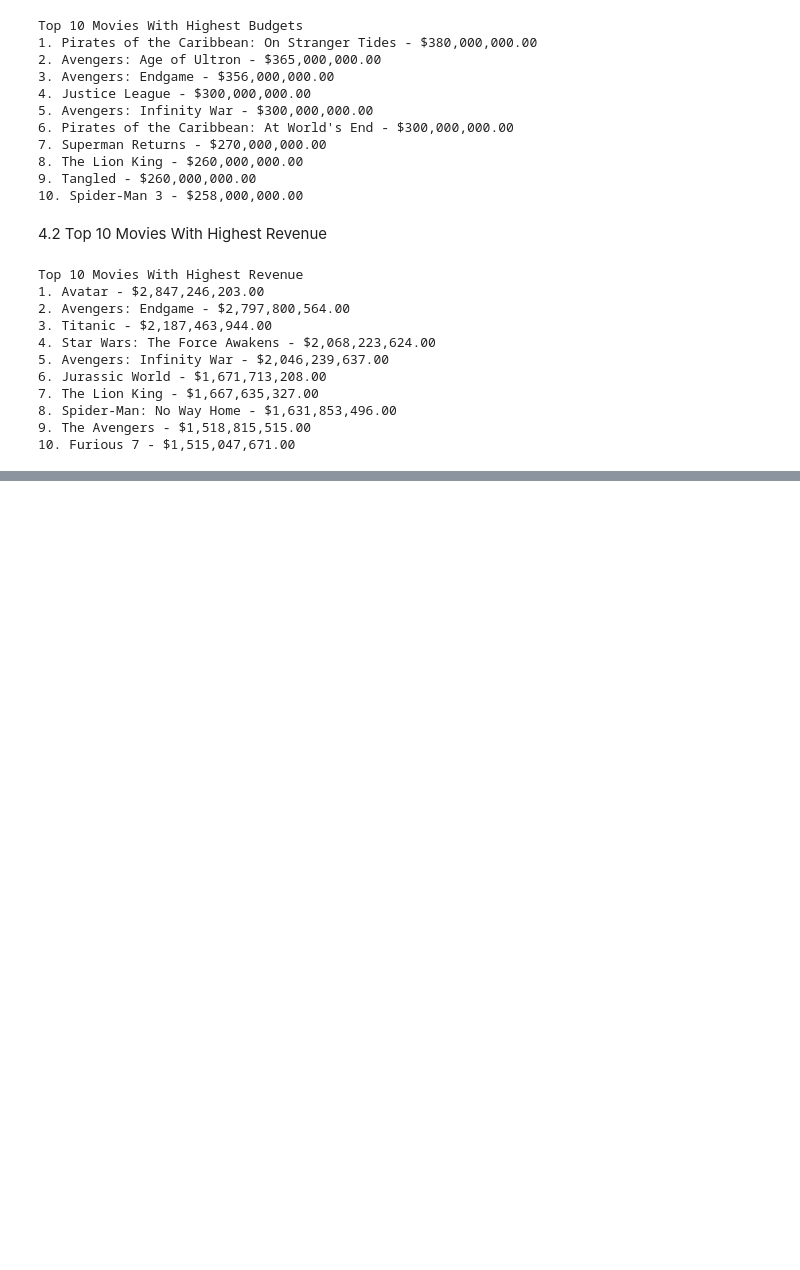
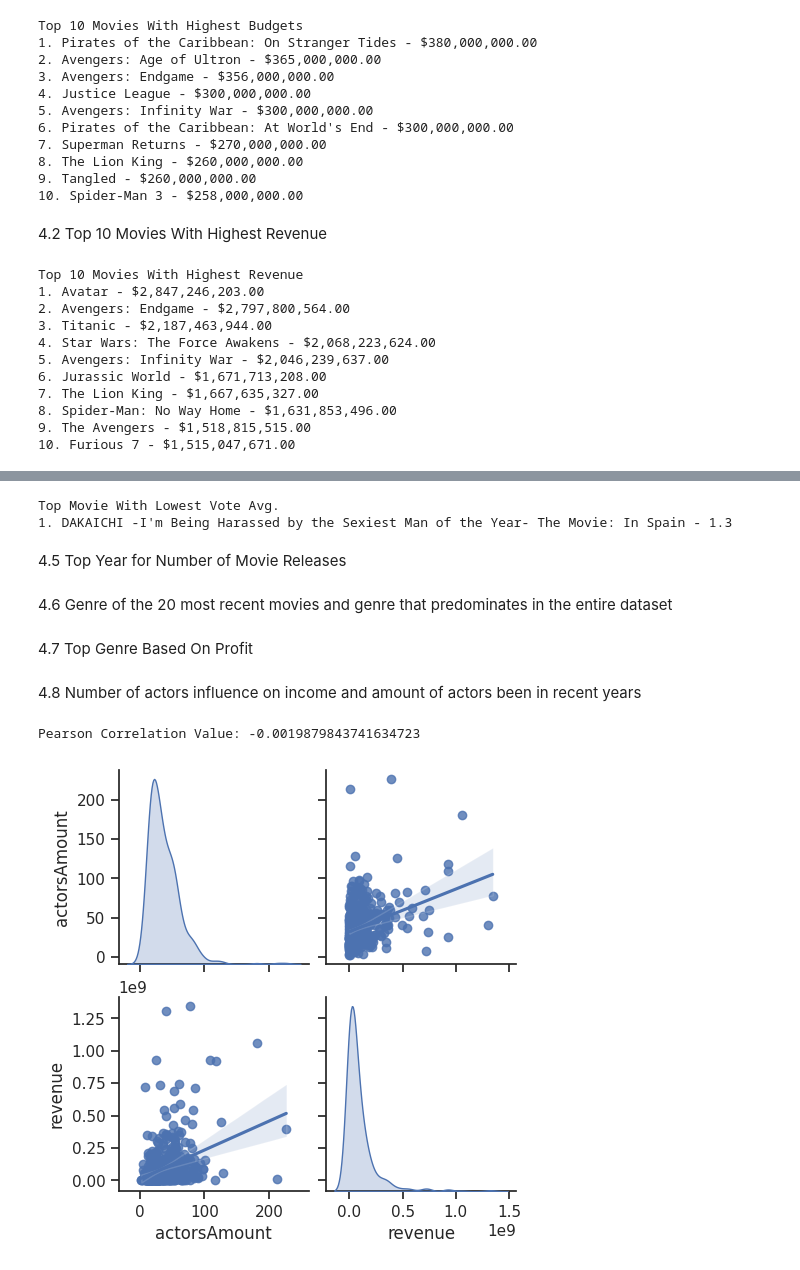
Before and after one commit to Andrea-gt/dm-hw-eda, a Jupyter notebook: answerSheet.ipynb, the cells around one changed output, grey strips where cells are left out. Cells and saved outputs as stored; diff of their text form; code cells hidden in the pictures; blank space fills up the shorter version.

Commit message:
feat: Actors Number Influence on Revenue

```diff
--- a/answerSheet.ipynb
+++ b/answerSheet.ipynb
@@ -215,0 +220,48 @@ Top 10 Movies With Highest Revenue
+# %%
+# Sort the DataFrame in ascending order based on the 'voteAvg' column.
+sorted_df = movies_df.sort_values(by='voteAvg', ascending=True)
+
+# Select only the 'title' and 'voteAvg' columns and limit to the first 2 results.
+sample_df = sorted_df.loc[:, ['title', 'voteAvg']].head(2).reset_index()
+
+# Print the header for the top movie with the lowest vote average.
+print('Top Movie With Lowest Vote Avg.')
+
+# Retrieve the title of the movie with the lowest vote average.
+title = sample_df['title'][0]
+# Retrieve the vote average of the movie.
+voteAvg = sample_df['voteAvg'][0]
+# Print the movie title and vote average.
+print(f'1. {title} - {voteAvg:,}')
+# %% [output]
+Top Movie With Lowest Vote Avg.
+1. DAKAICHI -I'm Being Harassed by the Sexiest Man of the Year- The Movie: In Spain - 1.3
+# %% [markdown]
+4.5 Top Year for Number of Movie Releases
+# %% [markdown]
+4.6 Genre of the 20 most recent movies and genre that predominates in the entire dataset
+# %% [markdown]
+4.7 Top Genre Based On Profit
+# %% [markdown]
+4.8 Number of actors influence on income and amount of actors been in recent years
+# %%
+# Selecting the columns 'actorsAmount' and 'revenue' from the movies dataframe.
+sample_df = movies_df.loc[:, ['actorsAmount', 'revenue']]
+
+# Filtering out rows where revenue is not equal to zero.
+sample_df = sample_df[sample_df['revenue'] != 0]
+
+# Calculating Pearson correlation coefficient between 'actorsAmount' and 'revenue'.
+print(f"Pearson Correlation Value: {sample_df['actorsAmount'].corr(sample_df['revenue'])}")
+
+# Setting the seaborn style to "ticks" with color codes enabled.
+sns.set(style="ticks", color_codes=True)
+
+# Generating a pairplot of a random sample of 500 rows from the dataframe, with a kernel density estimate on the diagonal and a linear regression fit.
+g = sns.pairplot(sample_df.sample(500), diag_kind="kde", kind="reg")
+
+# Displaying the pairplot.
+plt.show()
+# %% [output]
+Pearson Correlation Value: -0.0019879843741634723
+[figure, added]
```
Also changed, not shown: parts of 3 cells of this notebook.
